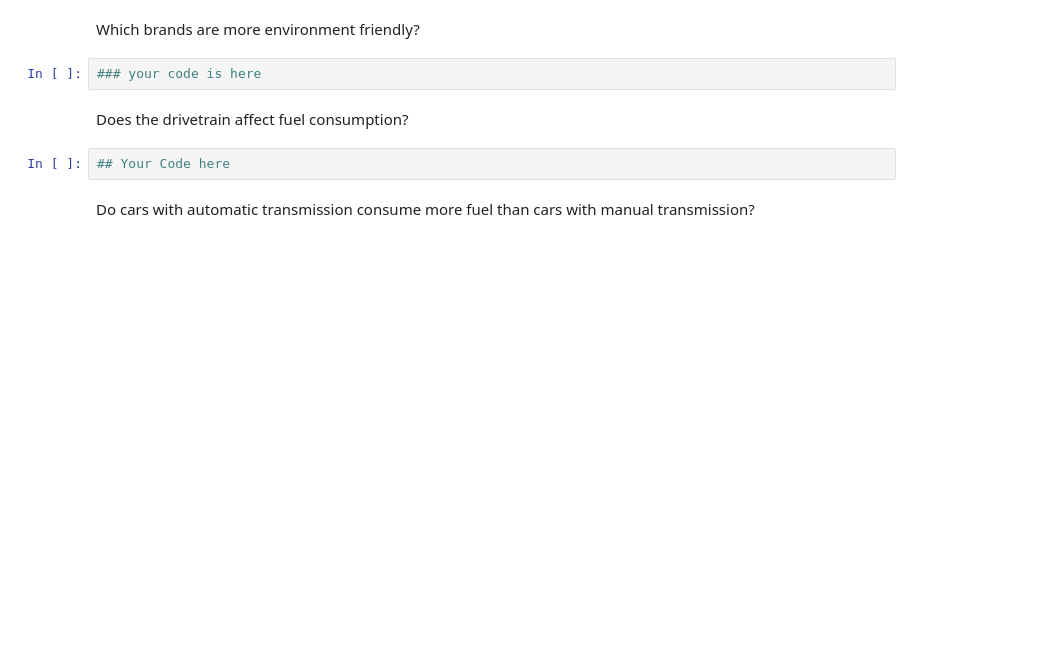
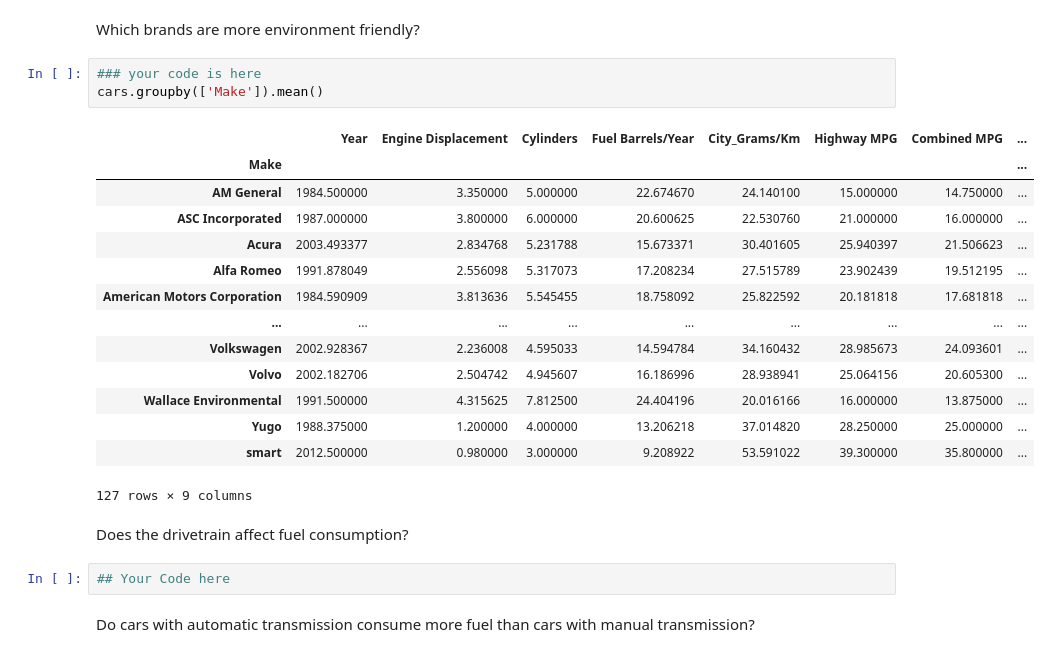
Before and after one commit to aychakurtulush/Ironhack-Labs, a Jupyter notebook: week1_PythonBasicsAndGit/pandas_lab/Lab_Pandas_Grouping_Data_Vehicles.ipynb, the cells around one changed output. Cells and saved outputs as stored; diff of their text form; blank space fills up the shorter version.

```diff
--- a/week1_PythonBasicsAndGit/pandas_lab/Lab_Pandas_Grouping_Data_Vehicles.ipynb
+++ b/week1_PythonBasicsAndGit/pandas_lab/Lab_Pandas_Grouping_Data_Vehicles.ipynb
@@ -140,6 +198,22 @@ show the average City_Km/Liter by year_range
 Which brands are more environment friendly?
 # %%
 ### your code is here
+cars.groupby(['Make']).mean()
+# %% [output]
+|  | Year | Engine Displacement | Cylinders | Fuel Barrels/Year | City_Grams/Km | Highway MPG | Combined MPG | ... |
+| Make |  |  |  |  |  |  |  | ... |
+| AM General | 1984.500000 | 3.350000 | 5.000000 | 22.674670 | 24.140100 | 15.000000 | 14.750000 | ... |
+| ASC Incorporated | 1987.000000 | 3.800000 | 6.000000 | 20.600625 | 22.530760 | 21.000000 | 16.000000 | ... |
+| Acura | 2003.493377 | 2.834768 | 5.231788 | 15.673371 | 30.401605 | 25.940397 | 21.506623 | ... |
+| Alfa Romeo | 1991.878049 | 2.556098 | 5.317073 | 17.208234 | 27.515789 | 23.902439 | 19.512195 | ... |
+| American Motors Corporation | 1984.590909 | 3.813636 | 5.545455 | 18.758092 | 25.822592 | 20.181818 | 17.681818 | ... |
+| ... | ... | ... | ... | ... | ... | ... | ... | ... |
+| Volkswagen | 2002.928367 | 2.236008 | 4.595033 | 14.594784 | 34.160432 | 28.985673 | 24.093601 | ... |
+| Volvo | 2002.182706 | 2.504742 | 4.945607 | 16.186996 | 28.938941 | 25.064156 | 20.605300 | ... |
+| Wallace Environmental | 1991.500000 | 4.315625 | 7.812500 | 24.404196 | 20.016166 | 16.000000 | 13.875000 | ... |
+| Yugo | 1988.375000 | 1.200000 | 4.000000 | 13.206218 | 37.014820 | 28.250000 | 25.000000 | ... |
+| smart | 2012.500000 | 0.980000 | 3.000000 | 9.208922 | 53.591022 | 39.300000 | 35.800000 | ... |
+127 rows × 9 columns
 # %% [markdown]
 Does the drivetrain affect fuel consumption?
 # %%
```
Also changed, not shown: parts of 6 cells of this notebook, 1 other file.
